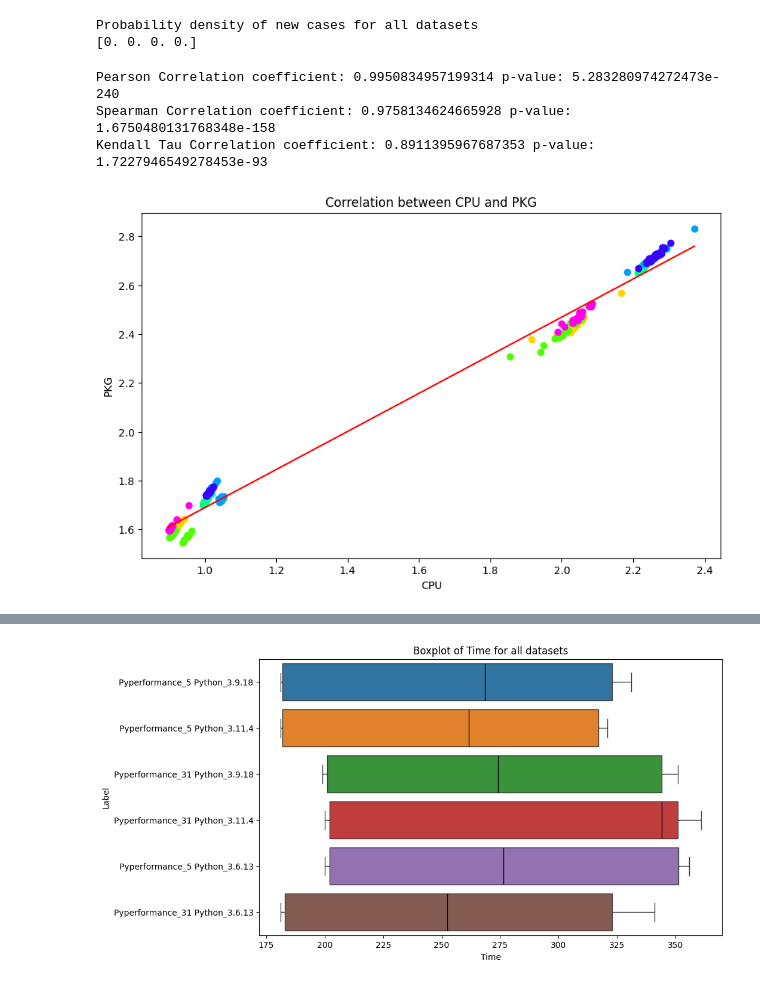
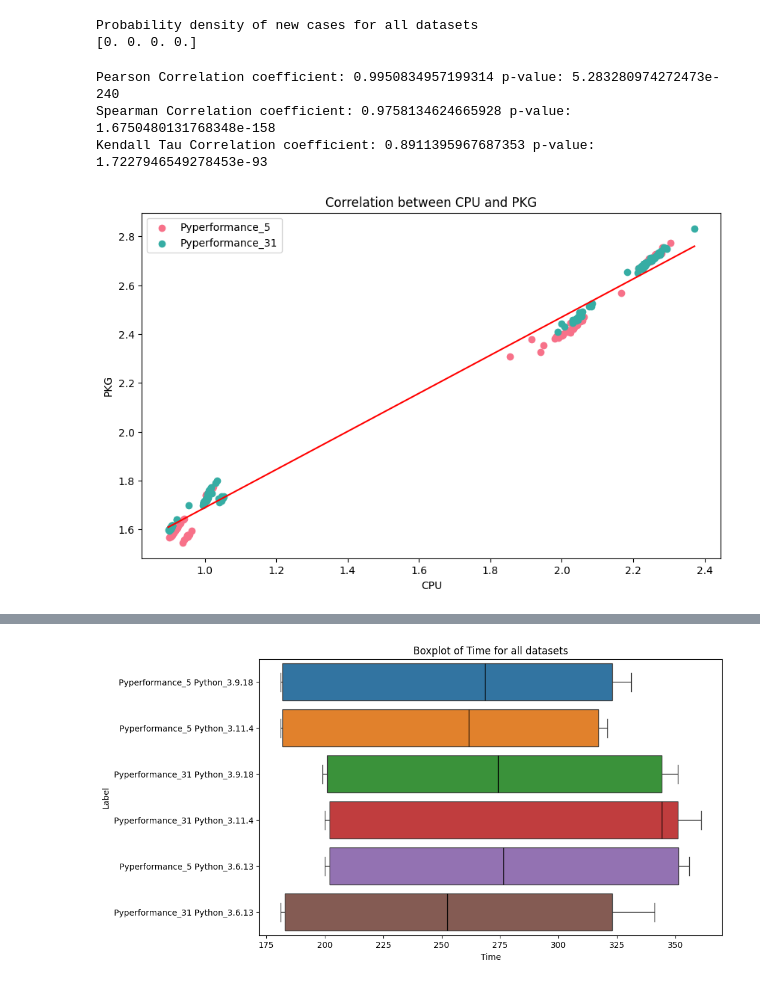
Before and after one commit to JoseBambora/ProjetoEES, a Jupyter notebook: Parte1/Aula1_eng.ipynb, the cells around one changed output, grey strips where cells are left out. Drawn from its saved outputs; the diff is of its cells as text; code cells hidden in the pictures.

Commit message:
Added more graphs

```diff
--- a/Parte1/Aula1_eng.ipynb
+++ b/Parte1/Aula1_eng.ipynb
@@ -143,40 +143,43 @@ print("\n")
 Probability density of new cases for all datasets
 [0. 0. 0. 0.]
 # %%
-# Calculate correlation
-pearson_corr, pearson_pvalue = stats.pearsonr(combined_df['CPU'], combined_df['PKG'])
-spearman_corr, spearman_pvalue = stats.spearmanr(combined_df['CPU'], combined_df['PKG'])
-kendall_corr, kendall_pvalue = stats.kendalltau(combined_df['CPU'], combined_df['PKG'])
+def plot_correlation_with_label(data, label_column):
+    # Calculate correlation
+    pearson_corr, pearson_pvalue = stats.pearsonr(data['CPU'], data['PKG'])
+    spearman_corr, spearman_pvalue = stats.spearmanr(data['CPU'], data['PKG'])
+    kendall_corr, kendall_pvalue = stats.kendalltau(data['CPU'], data['PKG'])
 
-print("Pearson Correlation coefficient:", pearson_corr, "p-value:", pearson_pvalue)
-print("Spearman Correlation coefficient:", spearman_corr, "p-value:", spearman_pvalue)
-print("Kendall Tau Correlation coefficient:", kendall_corr, "p-value:", kendall_pvalue)
+    print("Pearson Correlation coefficient:", pearson_corr, "p-value:", pearson_pvalue)
+    print("Spearman Correlation coefficient:", spearman_corr, "p-value:", spearman_pvalue)
+    print("Kendall Tau Correlation coefficient:", kendall_corr, "p-value:", kendall_pvalue)
 
-# Plotting
-plt.figure(figsize=(10,6))
-plt.title('Correlation between CPU and PKG')
+    # Plotting
+    plt.figure(figsize=(10,6))
+    plt.title('Correlation between CPU and PKG')
 
-palette = sea.color_palette("hsv", len(combined_df['Label'].unique()))
+    palette = sea.color_palette("husl", len(data[label_column].unique()))
 
-# Scatter plot
-for program, color in zip(combined_df['Label'].unique(), palette):
-    plt.scatter(combined_df[combined_df['Label'] == program]['CPU'],
-                combined_df[combined_df['Label'] == program]['PKG'],
-                color=color,
-                label=program)
+    # Scatter plot
+    for label, color in zip(data[label_column].unique(), palette):
+        plt.scatter(data[data[label_column] == label]['CPU'],
+                    data[data[label_column] == label]['PKG'],
+                    color=color,
+                    label=label)
 
-# Best fitting line
-plt.plot(np.unique(combined_df.CPU), np.poly1d(np.polyfit(combined_df.CPU, combined_df.PKG, 1))(np.unique(combined_df.CPU)), color='red')
+    # Best fitting line
+    plt.plot(np.unique(data.CPU), np.poly1d(np.polyfit(data.CPU, data.PKG, 1))(np.unique(data.CPU)), color='red')
 
-# Labelling axes
-plt.xlabel('CPU')
-plt.ylabel('PKG')
+    # Labelling axes
+    plt.xlabel('CPU')
+    plt.ylabel('PKG')
 
-plt.legend()
+    plt.legend()
 
-plt.show()
+    plt.show()
-# %% [output]
-Pearson Correlation coefficient: 0.9950834957199314 p-value: 5.283280974272473e-240
-Spearman Correlation coefficient: 0.9758134624665928 p-value: 1.6750480131768348e-158
-Kendall Tau Correlation coefficient: 0.8911395967687353 p-value: 1.7227946549278453e-93
-[figure, removed]
+# %%
+plot_correlation_with_label(data, 'Program')
+# %% [output]
+Pearson Correlation coefficient: 0.9950834957199314 p-value: 5.283280974272473e-240
+Spearman Correlation coefficient: 0.9758134624665928 p-value: 1.6750480131768348e-158
+Kendall Tau Correlation coefficient: 0.8911395967687353 p-value: 1.7227946549278453e-93
+[figure, added]
```
Also changed, not shown: parts of 4 cells of this notebook.
